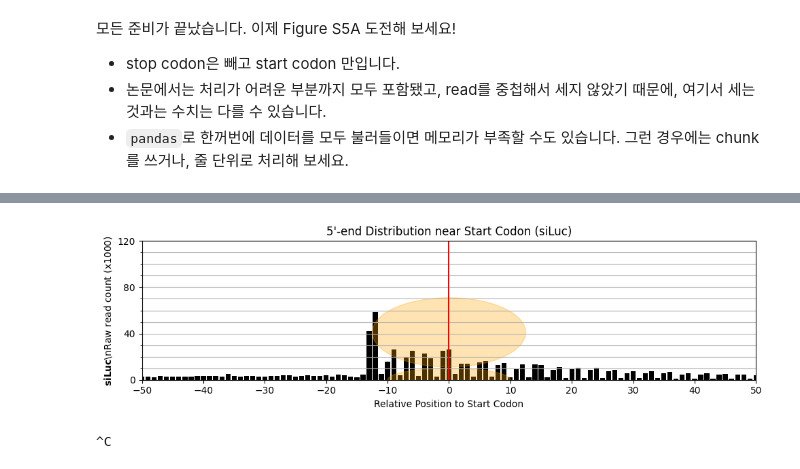
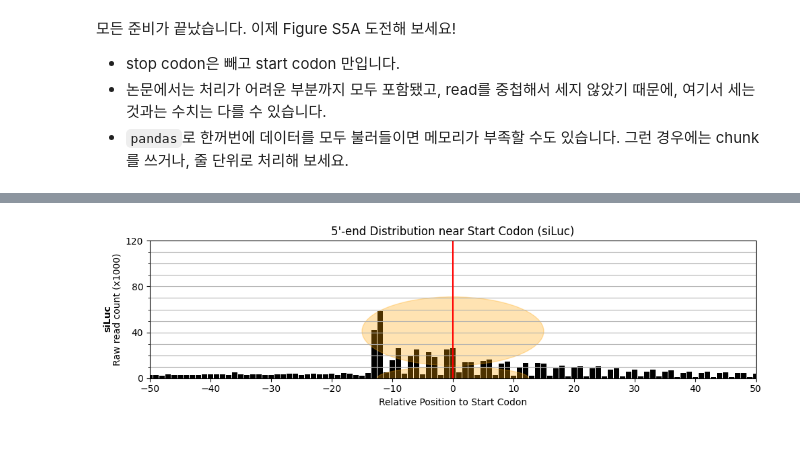
Before and after one commit to yewon-han-bioinfo/bioinfo1_25-1_yewonhan, a Jupyter notebook: CoLab_TermProj_2025_2.ipynb, the cells around one changed output, grey strips where cells are left out. Saved outputs shown, nothing was run; the diff lists cells and outputs as text; code cells hidden in the pictures; blank space fills up the shorter version.

```diff
--- a/CoLab_TermProj_2025_2.ipynb
+++ b/CoLab_TermProj_2025_2.ipynb
@@ -332,0 +288,8 @@ chr1    4878103 4878104 1       chr1    4878045 4878205 ENSMUST00000027036.11
+# %%
+# from google.colab import drive
+# drive.mount('/content/drive')
+
+# Load directly from Drive
+with open('/content/drive/MyDrive/fivepcounts-filtered-RPF-siLuc.txt') as f:
+    for _ in range(5):
+        print(f.readline())
@@ -389,6 +354,9 @@ def data_generation(data_path):
     plotdf = plotdf.sort_index()
     return plotdf
 # %%
+import pandas as pd
+import matplotlib.pyplot as plt
+import matplotlib.ticker as tickerå
 from matplotlib.patches import Ellipse
 
 def draw_plot(input_df, title):
@@ -402,7 +370,12 @@ def draw_plot(input_df, title):
 
     # Axis labels and limits
     ax.set_xlabel("Relative Position to Start Codon")
-    ax.set_ylabel(rf"$\bf{{{title}}}$\nRaw read count (x1000)")
+
+    # Bold only the first line
+    ax.yaxis.label.set_fontweight('normal')
+    ax.yaxis.label.set_text(f"Raw read count (x1000)")
+    ax.text(-57, 52, title, fontweight='bold', ha='center', va='center', rotation = 90)
+
     ax.set_xlim([-50, 50])
     ax.set_ylim([0, 120])
     ax.set_xticks(range(-50, 51, 10))
@@ -411,17 +384,29 @@ def draw_plot(input_df, title):
     ax.yaxis.set_minor_locator(plt.MultipleLocator(10))  # Assuming major ticks are every 20
     ax.grid(axis='y', which='both')  # Apply grid to both major and minor ticks
 
-
-
-
     # Title and layout
     plt.title(f"5'-end Distribution near Start Codon ({title})")
     plt.tight_layout()
 
     # Highlight circles
-    circle1 = Ellipse(xy=(0, 41), width=25, height=60, edgecolor='orange', facecolor='orange', alpha=0.3)
-    circle2 = Ellipse(xy=(0, 0), width=20, height=20, edgecolor='orange', facecolor='orange', alpha=0.3)
+    circle1 = Ellipse(xy=(0, 41), width=30, height=60, edgecolor='orange', facecolor='orange', alpha=0.3)
+    circle2 = Ellipse(xy=(0, 0), width=25, height=20, edgecolor='orange', facecolor='orange', alpha=0.3)
     ax.add_patch(circle1)
     ax.add_patch(circle2)
 
     plt.show()
+# %%
+# Data processing
+siLuc_df = occurence_count("fivepcounts-filtered-RPF-siLuc.txt")
+
+# # Data processing
+# ! awk -F"\t" -v OFS="\t" '{rel_pos = $2 - $9;data[rel_pos] += $4} END { for (pos in data) { print pos, data[pos]}}' fivepcounts-filtered-RPF-siLuc.txt  > RPF-siLuc_pos-occurence.txt
+# ! cp RPF-siLuc_pos-occurence.txt /content/drive/MyDrive/RPF-siLuc_pos-occurence.txt
+
+# # Read tab-separated file with no header
+# siLuc_df = pd.read_csv("/content/drive/MyDrive/RPF-siLin28a_pos-occurence.txt", sep="\t", header=None)
+
+# # Assign column names
+# siLuc_df.columns = ["rel_pos", "occurence"]
+
+# siLuc_df = siLuc_df.sort_values("rel_pos").reset_index(drop=True)
@@ -428,8 +423,5 @@ def draw_plot(input_df, title):
 # %%
-# Data processing
-siLuc_df = data_generation("fivepcounts-filtered-RPF-siLuc.txt")
-
 # Plotting with ellipses
 draw_plot(siLuc_df, "siLuc")
 # %% [output]
-[figure, old version]
+[figure, new version]
@@ -436,25 +437,9 @@ draw_plot(siLuc_df, "siLuc")
 # %%
-#  Lin28A 에 대해서도 동일하게 해보기
+#  read의 5' end 위치를 셉니다. bedtools의 genomecov를 쓰면 아주 편리합니다.
+!bedtools genomecov -ibam filtered-RPF-siLin28a.bam -bg -5 > fivepcounts-RPF-siLin28a.bed
+!head fivepcounts-RPF-siLin28a.bed
 
-# alignment를 준비 + strand alignment에서 read length가 짧은 것도 미리 필터링
-# !(samtools view -H ../binfo1-datapack1/RPF-siLin28a.bam; \
-#   samtools view -F20 ../binfo1-datapack1/RPF-siLin28a.bam | \
-#   bioawk -c sam '{ if (length(0; }') | \
-#  samtools view -b -o filtered-RPF-siLin28a.bam
-
-# #  read의 5' end 위치를 셉니다. bedtools의 genomecov를 쓰면 아주 편리합니다.
-# !bedtools genomecov -ibam filtered-RPF-siLin28a.bam -bg -5 > fivepcounts-RPF-siLin28a.bed
-# !head fivepcounts-RPF-siLin28a.bed
-
-# #  match 된 것들 중에 앞에서 찾은 start codon을 포함한 exon과 겹치는 것만 골라냅니다.
-# !bedtools intersect -a fivepcounts-RPF-siLin28a.bed -b gencode-exons-containing-startcodon.bed \
-#  -wa -wb -nonamecheck > fivepcounts-filtered-RPF-siLin28a.txt
-# !head fivepcounts-filtered-RPF-siLin28a.txt; tail fivepcounts-filtered-RPF-siLin28a.txt
-
-# # Data processing
-# siLuc_df = data_generation("fivepcounts-filtered-RPF-siLin28a.txt")
-
-# # Plotting with ellipses
-# draw_plot(siLuc_df, "siLin28a")
+#  match 된 것들 중에 앞에서 찾은 start codon을 포함한 exon과 겹치는 것만 골라냅니다.
+!bedtools intersect -a fivepcounts-RPF-siLin28a.bed -b gencode-exons-containing-startcodon.bed \
+ -wa -wb -nonamecheck > fivepcounts-filtered-RPF-siLin28a.txt
+!head fivepcounts-filtered-RPF-siLin28a.txt; tail fivepcounts-filtered-RPF-siLin28a.txt
-# %% [output]
-^C
```
Also changed, not shown: parts of 24 cells of this notebook, 1 other file.
